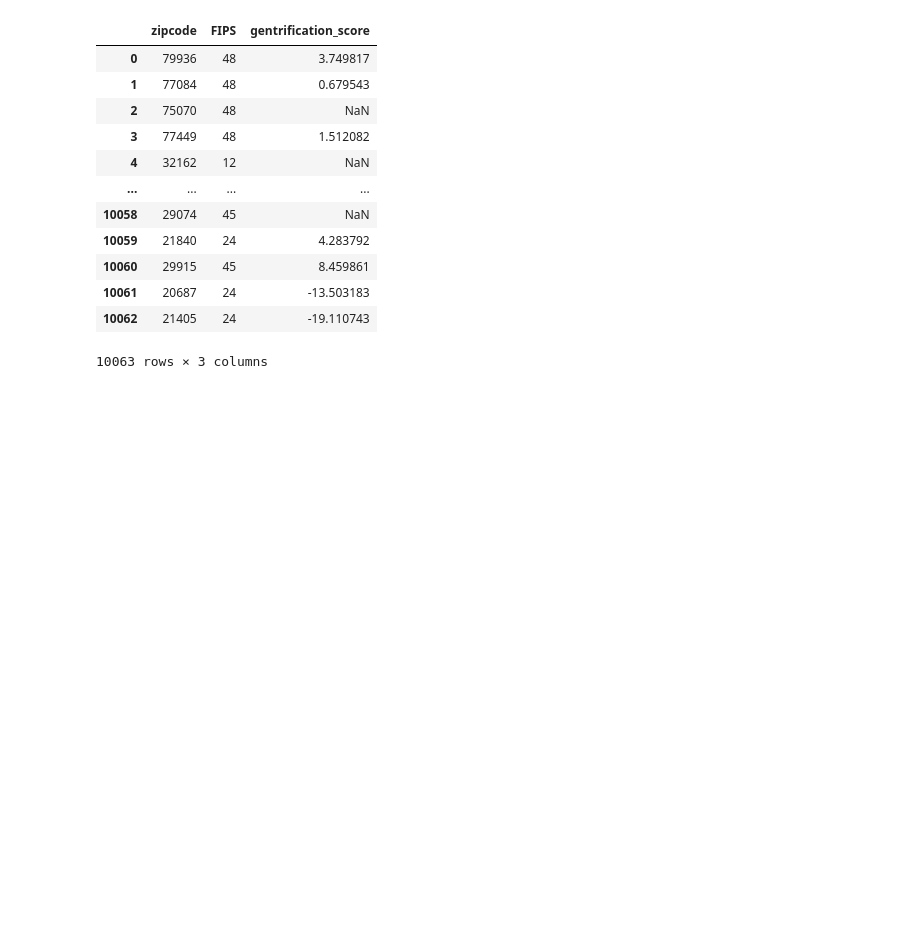
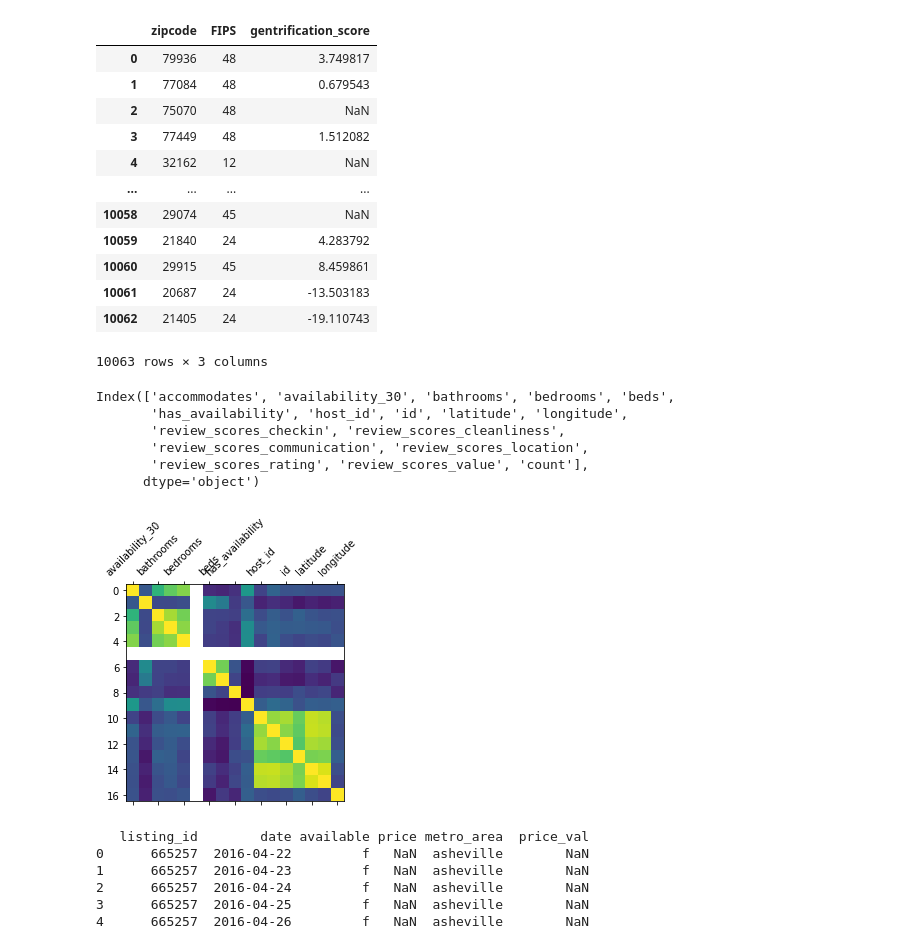
Before and after one commit to deepdaydreams/citadel-datathon-2021, a Jupyter notebook: initial_eda.ipynb, the cells around one changed output. Cells and saved outputs as stored; diff of their text form; code cells hidden in the pictures; blank space fills up the shorter version.

```diff
--- a/initial_eda.ipynb
+++ b/initial_eda.ipynb
@@ -520,3 +520,39 @@ for ind, year in enumerate(['2011', '2017']):
             for row in data[1:]:
                 data_dict[int(row[3])][i] = float(row[1]) #second part of age bracket
     data_dicts.append(data_dict)
+# %%
+#sentiment analysis and LDA of airbnb reviews
+#listings_nc = listings_data[listings_data['state'] == 'LA']
+#plt.scatter(x=listings_nc['longitude'], y=listings_nc['latitude'])
+#plt.show()
+listings_counts = listings_data.groupby('zipcode').count()
+listings_avg = listings_data.groupby('zipcode').mean()
+listings_avg['count'] = listings_counts['city']
+print(listings_avg.columns)
+fig = plt.figure()
+ax = fig.add_subplot(111)
+ax.matshow(listings_avg.corr())
+ax.set_xticklabels(listings_avg,rotation=45)
+plt.show()
+# %% [output]
+Index(['accommodates', 'availability_30', 'bathrooms', 'bedrooms', 'beds',
+       'has_availability', 'host_id', 'id', 'latitude', 'longitude',
+       'review_scores_checkin', 'review_scores_cleanliness',
+       'review_scores_communication', 'review_scores_location',
+       'review_scores_rating', 'review_scores_value', 'count'],
+      dtype='object')
+[figure, added]
+# %%
+#process the data
+calendar_data['price_val'] = calendar_data['price'].str[1:].replace(',', '', regex=True).astype('float64')
+calendar_counts = calendar_data.groupby(['date', 'metro_area']).count()
+calendar_means = calendar_data.groupby(['date', 'metro_area']).mean()
+print(calendar_data.head())
+calendar_counts.reset_index(inplace=True)
+# %% [output]
+   listing_id        date available price metro_area  price_val
+0      665257  2016-04-22         f   NaN  asheville        NaN
+1      665257  2016-04-23         f   NaN  asheville        NaN
+2      665257  2016-04-24         f   NaN  asheville        NaN
+3      665257  2016-04-25         f   NaN  asheville        NaN
+4      665257  2016-04-26         f   NaN  asheville        NaN
```
Also changed, not shown: parts of 15 cells of this notebook.
